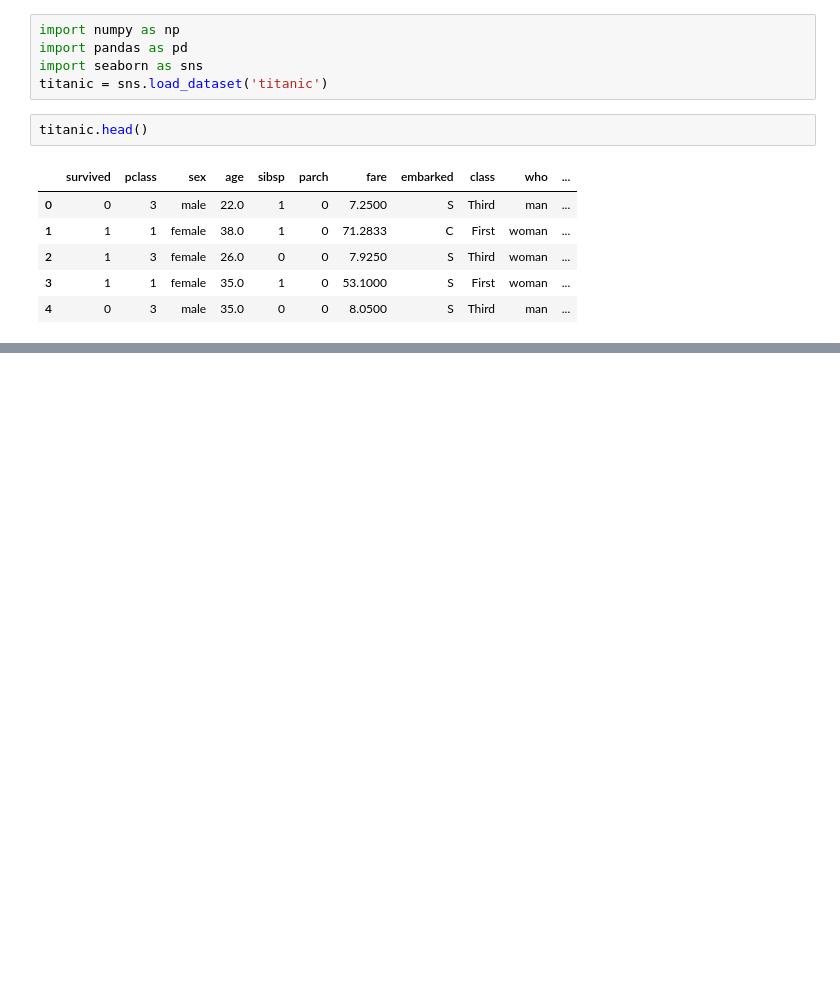
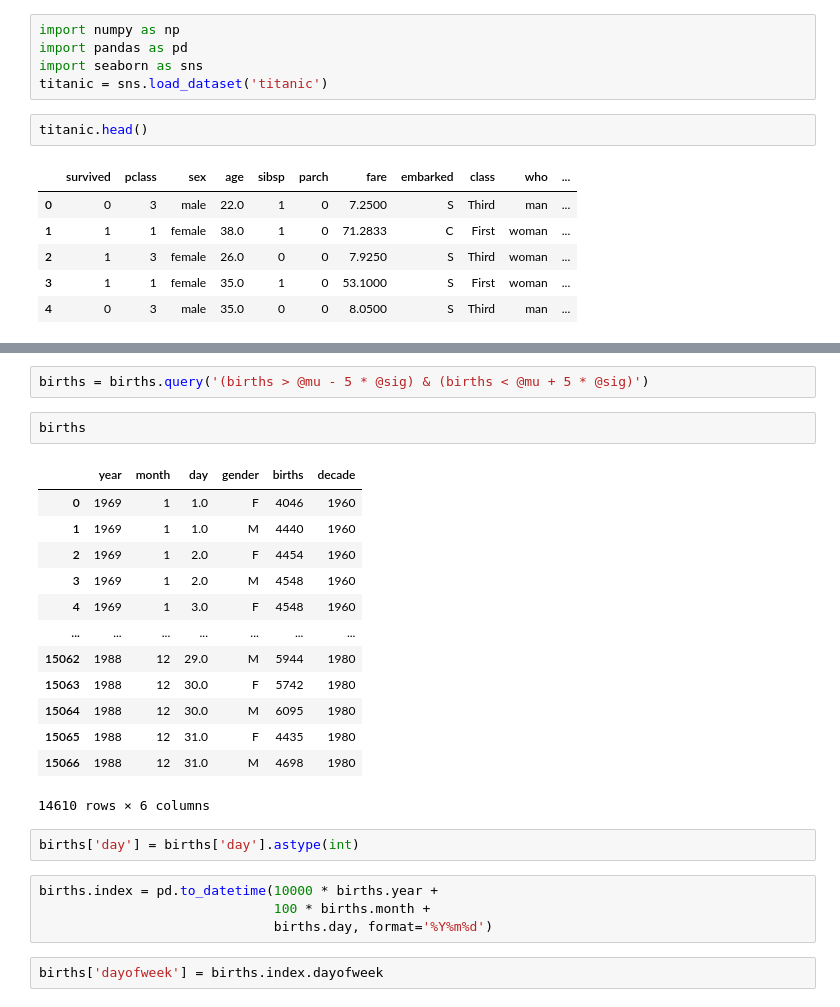
Before and after one commit to zzuse/coderunner, a Jupyter notebook: pandas/9.PivotTable.ipynb, the cells around one changed output, grey strips where cells are left out. Drawn from its saved outputs; the diff is of its cells as text; blank space fills up the shorter version.

```diff
--- a/pandas/9.PivotTable.ipynb
+++ b/pandas/9.PivotTable.ipynb
@@ -14,0 +155,26 @@ titanic.head()
+# %%
+births = births.query('(births > @mu - 5 * @sig) & (births < @mu + 5 * @sig)')
+# %%
+births
+# %% [output]
+|  | year | month | day | gender | births | decade |
+| 0 | 1969 | 1 | 1.0 | F | 4046 | 1960 |
+| 1 | 1969 | 1 | 1.0 | M | 4440 | 1960 |
+| 2 | 1969 | 1 | 2.0 | F | 4454 | 1960 |
+| 3 | 1969 | 1 | 2.0 | M | 4548 | 1960 |
+| 4 | 1969 | 1 | 3.0 | F | 4548 | 1960 |
+| ... | ... | ... | ... | ... | ... | ... |
+| 15062 | 1988 | 12 | 29.0 | M | 5944 | 1980 |
+| 15063 | 1988 | 12 | 30.0 | F | 5742 | 1980 |
+| 15064 | 1988 | 12 | 30.0 | M | 6095 | 1980 |
+| 15065 | 1988 | 12 | 31.0 | F | 4435 | 1980 |
+| 15066 | 1988 | 12 | 31.0 | M | 4698 | 1980 |
+14610 rows × 6 columns
+# %%
+births['day'] = births['day'].astype(int)
+# %%
+births.index = pd.to_datetime(10000 * births.year +
+                              100 * births.month +
+                              births.day, format='%Y%m%d')
+# %%
+births['dayofweek'] = births.index.dayofweek
```
Also changed, not shown: parts of 29 cells of this notebook, 1 other file.
